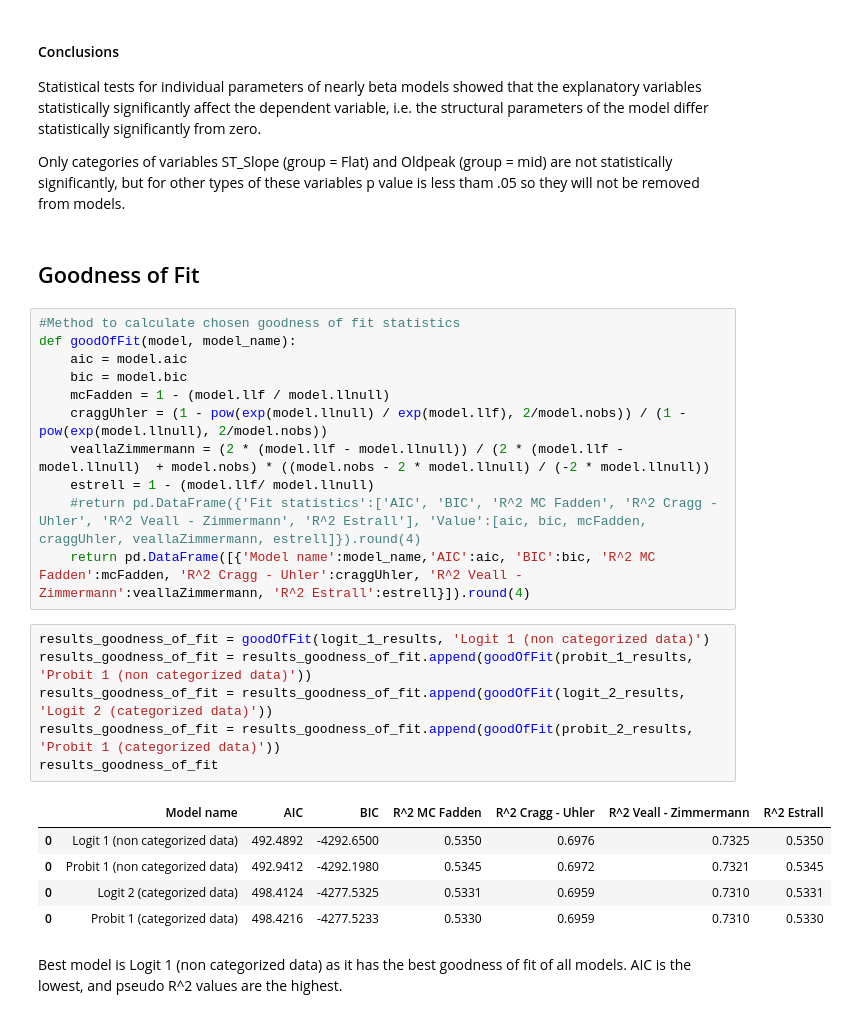
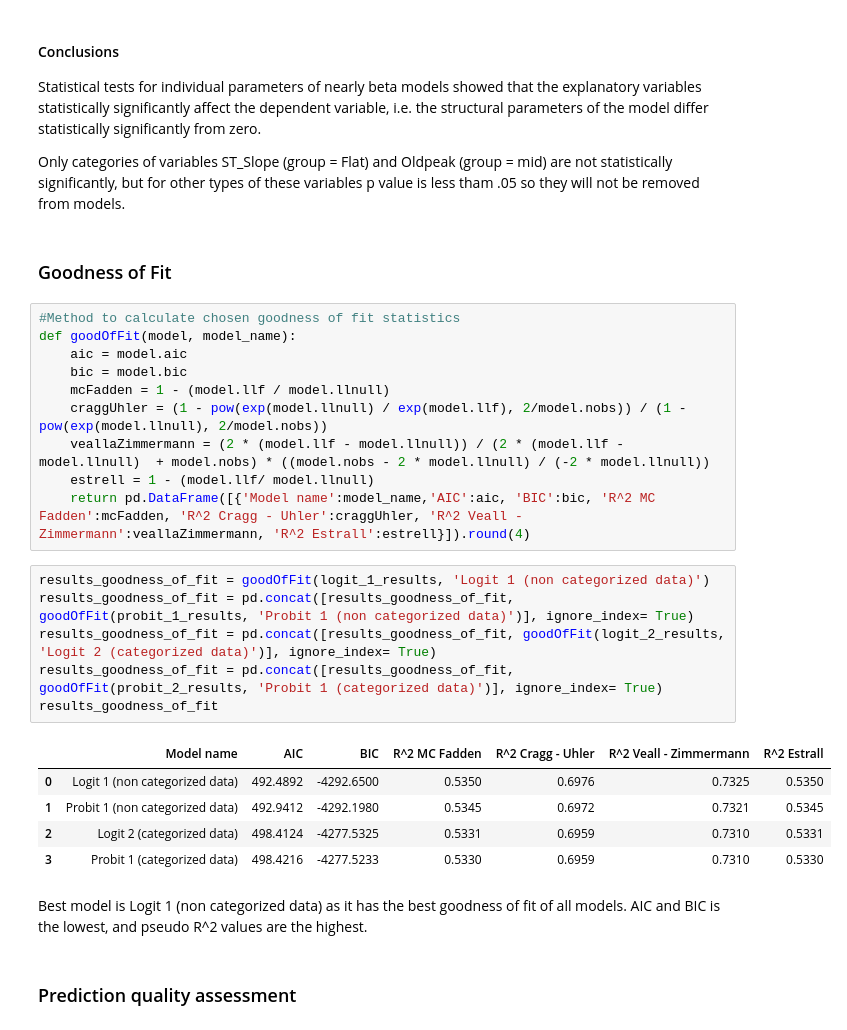
Before and after one commit to PilgrimMatthias/HeartDiseas_prediction, a Jupyter notebook: heartdisease.ipynb, the cells around one changed output. Drawn from its saved outputs; the diff is of its cells as text.

```diff
--- a/heartdisease.ipynb
+++ b/heartdisease.ipynb
@@ -1066,7 +1067,7 @@ Statistical tests for individual parameters of nearly beta models showed that th
 
 Only categories of variables ST_Slope (group = Flat) and Oldpeak (group = mid) are not statistically significantly, but for other types of these variables p value is less tham .05 so they will not be removed from models.
 # %% [markdown]
-## Goodness of Fit
+### Goodness of Fit
 # %%
 #Method to calculate chosen goodness of fit statistics
 def goodOfFit(model, model_name):
@@ -1076,19 +1077,20 @@ def goodOfFit(model, model_name):
     craggUhler = (1 - pow(exp(model.llnull) / exp(model.llf), 2/model.nobs)) / (1 - pow(exp(model.llnull), 2/model.nobs))
     veallaZimmermann = (2 * (model.llf - model.llnull)) / (2 * (model.llf - model.llnull)  + model.nobs) * ((model.nobs - 2 * model.llnull) / (-2 * model.llnull))
     estrell = 1 - (model.llf/ model.llnull)
-    #return pd.DataFrame({'Fit statistics':['AIC', 'BIC', 'R^2 MC Fadden', 'R^2 Cragg - Uhler', 'R^2 Veall - Zimmermann', 'R^2 Estrall'], 'Value':[aic, bic, mcFadden, craggUhler, veallaZimmermann, estrell]}).round(4)
     return pd.DataFrame([{'Model name':model_name,'AIC':aic, 'BIC':bic, 'R^2 MC Fadden':mcFadden, 'R^2 Cragg - Uhler':craggUhler, 'R^2 Veall - Zimmermann':veallaZimmermann, 'R^2 Estrall':estrell}]).round(4)
 # %%
 results_goodness_of_fit = goodOfFit(logit_1_results, 'Logit 1 (non categorized data)')
-results_goodness_of_fit = results_goodness_of_fit.append(goodOfFit(probit_1_results, 'Probit 1 (non categorized data)'))
-results_goodness_of_fit = results_goodness_of_fit.append(goodOfFit(logit_2_results, 'Logit 2 (categorized data)'))
-results_goodness_of_fit = results_goodness_of_fit.append(goodOfFit(probit_2_results, 'Probit 1 (categorized data)'))
+results_goodness_of_fit = pd.concat([results_goodness_of_fit, goodOfFit(probit_1_results, 'Probit 1 (non categorized data)')], ignore_index= True)
+results_goodness_of_fit = pd.concat([results_goodness_of_fit, goodOfFit(logit_2_results, 'Logit 2 (categorized data)')], ignore_index= True)
+results_goodness_of_fit = pd.concat([results_goodness_of_fit, goodOfFit(probit_2_results, 'Probit 1 (categorized data)')], ignore_index= True)
 results_goodness_of_fit
 # %% [output]
 |  | Model name | AIC | BIC | R^2 MC Fadden | R^2 Cragg - Uhler | R^2 Veall - Zimmermann | R^2 Estrall |
 | 0 | Logit 1 (non categorized data) | 492.4892 | -4292.6500 | 0.5350 | 0.6976 | 0.7325 | 0.5350 |
-| 0 | Probit 1 (non categorized data) | 492.9412 | -4292.1980 | 0.5345 | 0.6972 | 0.7321 | 0.5345 |
-| 0 | Logit 2 (categorized data) | 498.4124 | -4277.5325 | 0.5331 | 0.6959 | 0.7310 | 0.5331 |
-| 0 | Probit 1 (categorized data) | 498.4216 | -4277.5233 | 0.5330 | 0.6959 | 0.7310 | 0.5330 |
+| 1 | Probit 1 (non categorized data) | 492.9412 | -4292.1980 | 0.5345 | 0.6972 | 0.7321 | 0.5345 |
+| 2 | Logit 2 (categorized data) | 498.4124 | -4277.5325 | 0.5331 | 0.6959 | 0.7310 | 0.5331 |
+| 3 | Probit 1 (categorized data) | 498.4216 | -4277.5233 | 0.5330 | 0.6959 | 0.7310 | 0.5330 |
 # %% [markdown]
-Best model is Logit 1 (non categorized data) as it has the best goodness of fit of all models. AIC is the lowest, and pseudo R^2 values are the highest.
+Best model is Logit 1 (non categorized data) as it has the best goodness of fit of all models. AIC and BIC is the lowest, and pseudo R^2 values are the highest.
+# %% [markdown]
+### Prediction quality assessment
```
Also changed, not shown: parts of 17 cells of this notebook.
